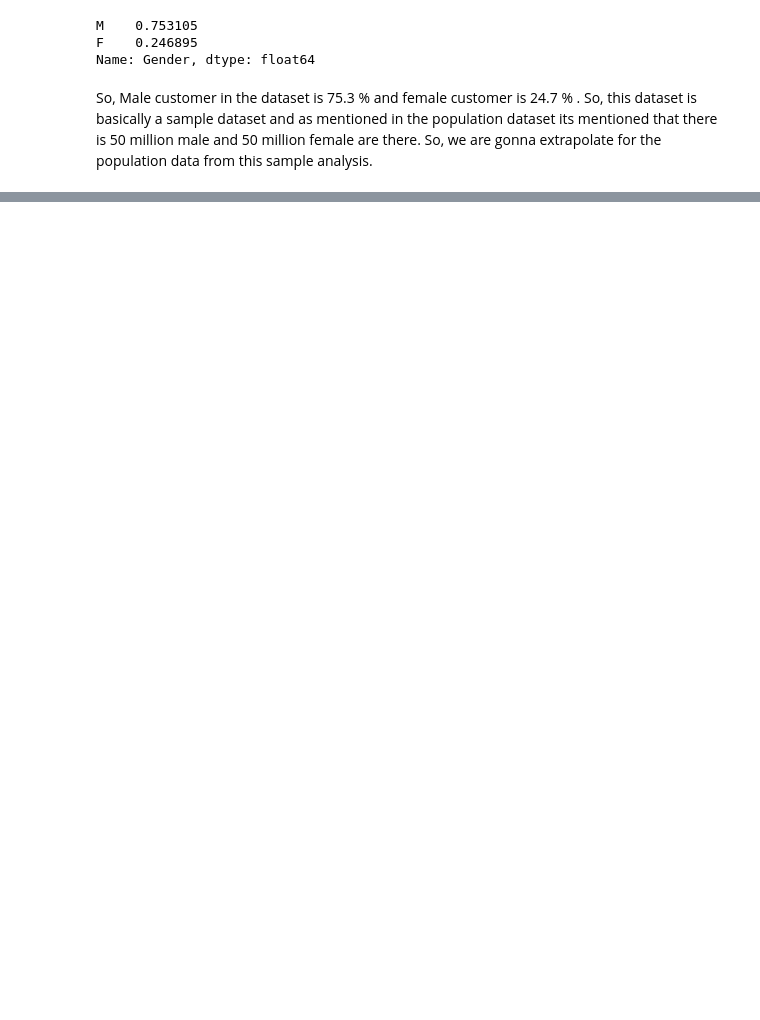
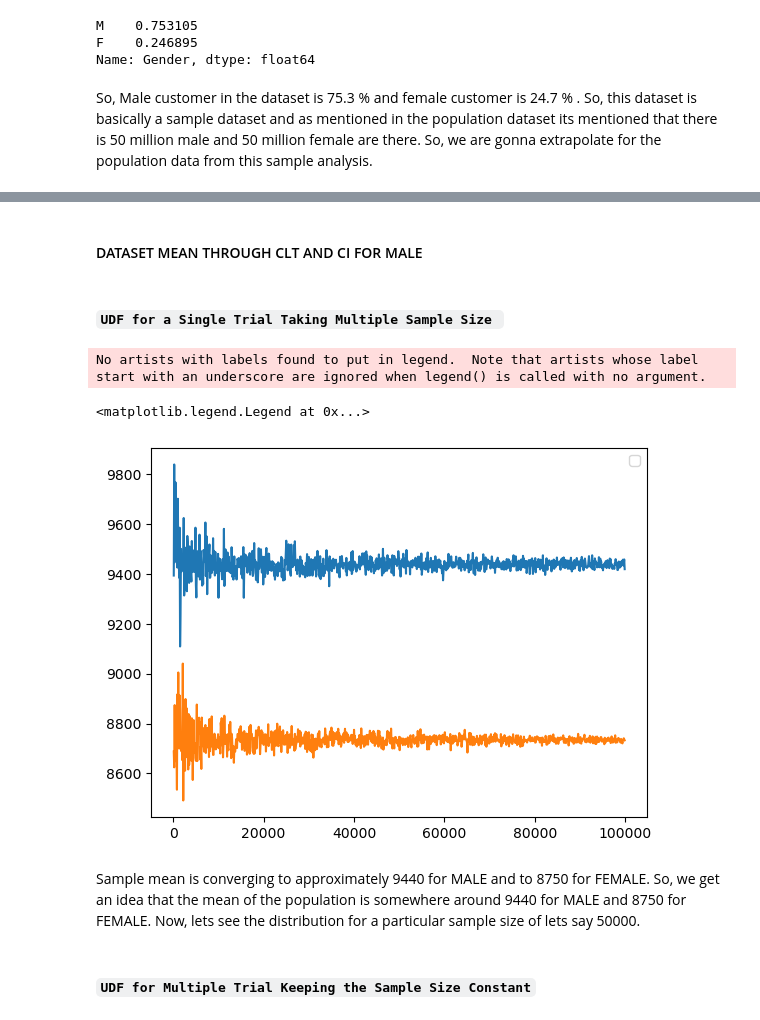
Before and after one commit to WRD397/Projects, a Jupyter notebook: Retail_customer_purchase_analysis/notebook.ipynb, the cells around one changed output, grey strips where cells are left out. Saved outputs shown, nothing was run; the diff lists cells and outputs as text; code cells hidden in the pictures; blank space fills up the shorter version.

```diff
--- a/Retail_customer_purchase_analysis/notebook.ipynb
+++ b/Retail_customer_purchase_analysis/notebook.ipynb
@@ -128,5 +128,5 @@ Now, Gender, City_Category and Marital_Status have only 2 and 3 unique values; s
 # %%
-cat_var = ['Gender', 'City_Category', 'Marital_Status']
+cat_var = ['Gender', 'City_Category', 'Marital_Status', 'Product_Category']
 for var in cat_var:
     df[var] = df[var].astype('category')
 df.info()
@@ -159,6 +159,3 @@ So, Male customer in the dataset is 75.3 % and female customer is 24.7 % . So, t
 # %%
 df_male = df.loc[df['Gender'] == 'M']
 df_female = df.loc[df['Gender'] == 'F']
-# %%
-for sample_size in range(10000,50001):
-    purchase_sample = df_male['Purchase'].sample(sample_size).mean()
@@ -178,0 +162,30 @@ for sample_size in range(10000,50001):
+# %% [markdown]
+#### DATASET MEAN THROUGH CLT AND CI FOR MALE
+# %% [markdown]
+#### `UDF for a Single Trial Taking Multiple Sample Size `
+# %%
+def multi_size(dataframe) :
+    global mean_list
+    mean_list = []
+
+    global size_list
+    size_list = []
+
+    for sample_size in range(100,100000,100):
+        sample_mean = dataframe['Purchase'].sample(sample_size).mean()
+        size_list.append(sample_size)
+        mean_list.append(sample_mean)
+# %%
+multi_size(df_male)
+fig1 = plt.plot(size_list, mean_list)
+multi_size(df_female)
+fig2 = plt.plot(size_list, mean_list)
+plt.legend()
+# %% [output]
+No artists with labels found to put in legend.  Note that artists whose label start with an underscore are ignored when legend() is called with no argument.
+<matplotlib.legend.Legend at 0x...>
+[figure, added]
+# %% [markdown]
+Sample mean is converging to approximately 9440 for MALE and to 8750 for FEMALE. So, we get an idea that the mean of the population is somewhere around 9440 for MALE and 8750 for FEMALE. Now, lets see the distribution for a particular sample size of lets say 50000.
+# %% [markdown]
+#### `UDF for Multiple Trial Keeping the Sample Size Constant`
```
Also changed, not shown: parts of 67 cells of this notebook.
